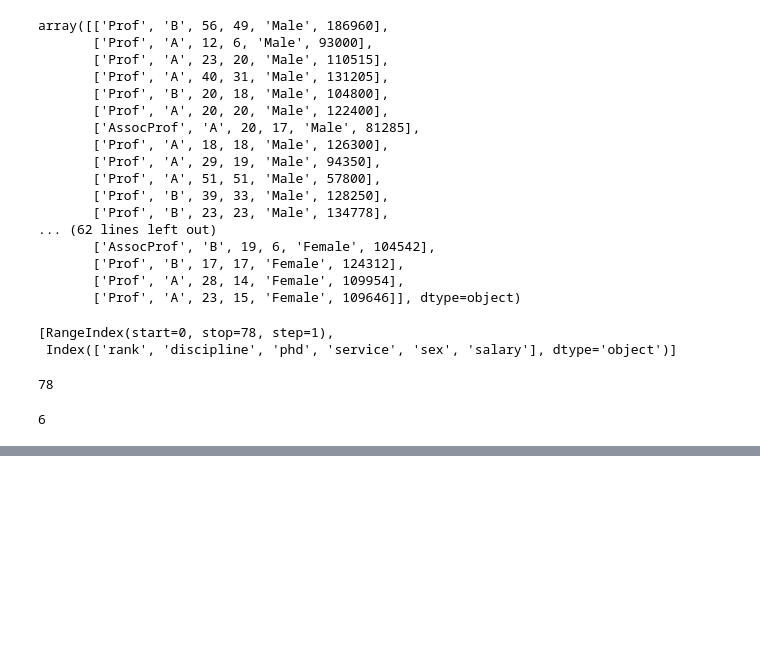
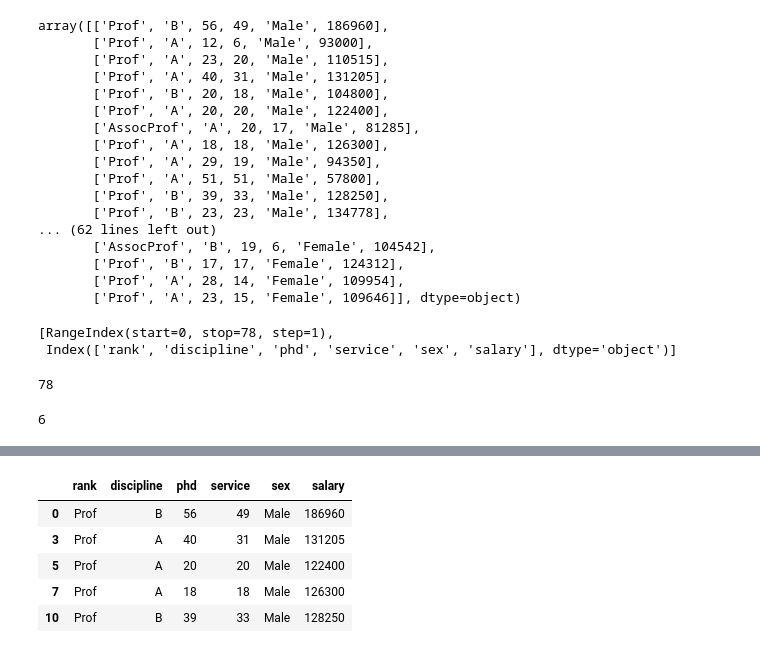
Before and after one commit to shubhankar233/Data-Science, a Jupyter notebook: Python/Python_Practice.ipynb, the cells around one changed output, grey strips where cells are left out. Cells and saved outputs as stored; diff of their text form; code cells hidden in the pictures; blank space fills up the shorter version.

```diff
--- a/Python/Python_Practice.ipynb
+++ b/Python/Python_Practice.ipynb
@@ -76,0 +299,9 @@ df.shape[1]
+# %%
+df[df['salary']>120000].head()
+# %% [output]
+|  | rank | discipline | phd | service | sex | salary |
+| 0 | Prof | B | 56 | 49 | Male | 186960 |
+| 3 | Prof | A | 40 | 31 | Male | 131205 |
+| 5 | Prof | A | 20 | 20 | Male | 122400 |
+| 7 | Prof | A | 18 | 18 | Male | 126300 |
+| 10 | Prof | B | 39 | 33 | Male | 128250 |
```
Also changed, not shown: parts of 43 cells of this notebook.
